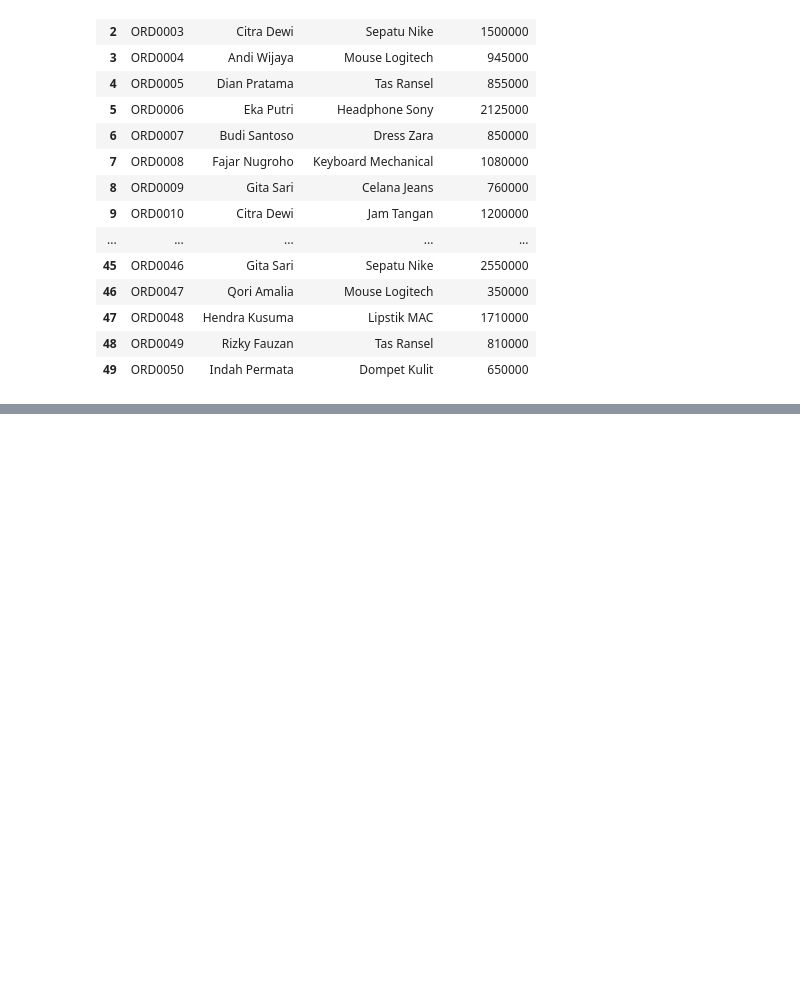
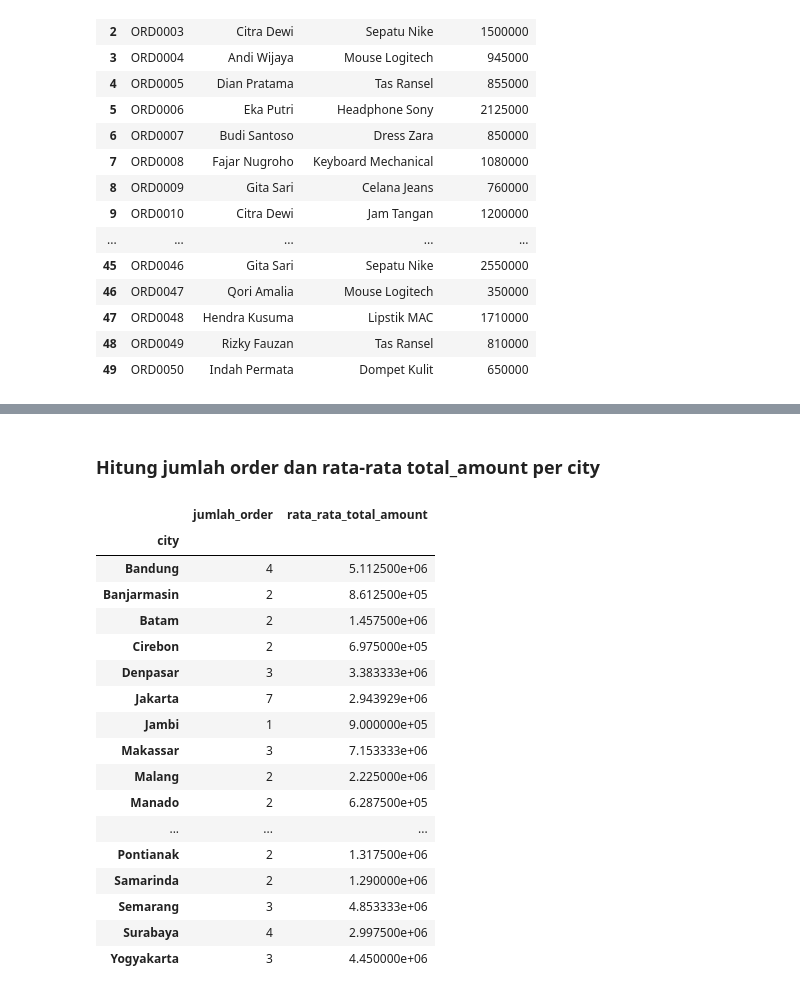
Before and after one commit to galahad20/assignment_Data_Manipulation, a Jupyter notebook: ASSIGNMENT_TEMP_DE14_DAY11_DIMAS_ABIAN_IHSAN.ipynb, the cells around one changed output, grey strips where cells are left out. Cells and saved outputs as stored; diff of their text form; code cells hidden in the pictures; blank space fills up the shorter version.

```diff
--- a/ASSIGNMENT_TEMP_DE14_DAY11_DIMAS_ABIAN_IHSAN.ipynb
+++ b/ASSIGNMENT_TEMP_DE14_DAY11_DIMAS_ABIAN_IHSAN.ipynb
@@ -218,0 +233,29 @@ order[['order_id', 'customer_name', 'product_name', 'total_amount']]
+# %% [markdown]
+### Hitung jumlah order dan rata-rata total_amount per city
+# %%
+order.groupby('city').agg({
+    'order_id' : 'count',
+    'total_amount' : 'mean'
+}).rename(columns={
+    'order_id' : 'jumlah_order',
+    'total_amount' : 'rata_rata_total_amount'
+})
+# %% [output]
+|  | jumlah_order | rata_rata_total_amount |
+| city |  |  |
+| Bandung | 4 | 5.112500e+06 |
+| Banjarmasin | 2 | 8.612500e+05 |
+| Batam | 2 | 1.457500e+06 |
+| Cirebon | 2 | 6.975000e+05 |
+| Denpasar | 3 | 3.383333e+06 |
+| Jakarta | 7 | 2.943929e+06 |
+| Jambi | 1 | 9.000000e+05 |
+| Makassar | 3 | 7.153333e+06 |
+| Malang | 2 | 2.225000e+06 |
+| Manado | 2 | 6.287500e+05 |
+| ... | ... | ... |
+| Pontianak | 2 | 1.317500e+06 |
+| Samarinda | 2 | 1.290000e+06 |
+| Semarang | 3 | 4.853333e+06 |
+| Surabaya | 4 | 2.997500e+06 |
+| Yogyakarta | 3 | 4.450000e+06 |
```
Also changed, not shown: parts of 5 cells of this notebook.
